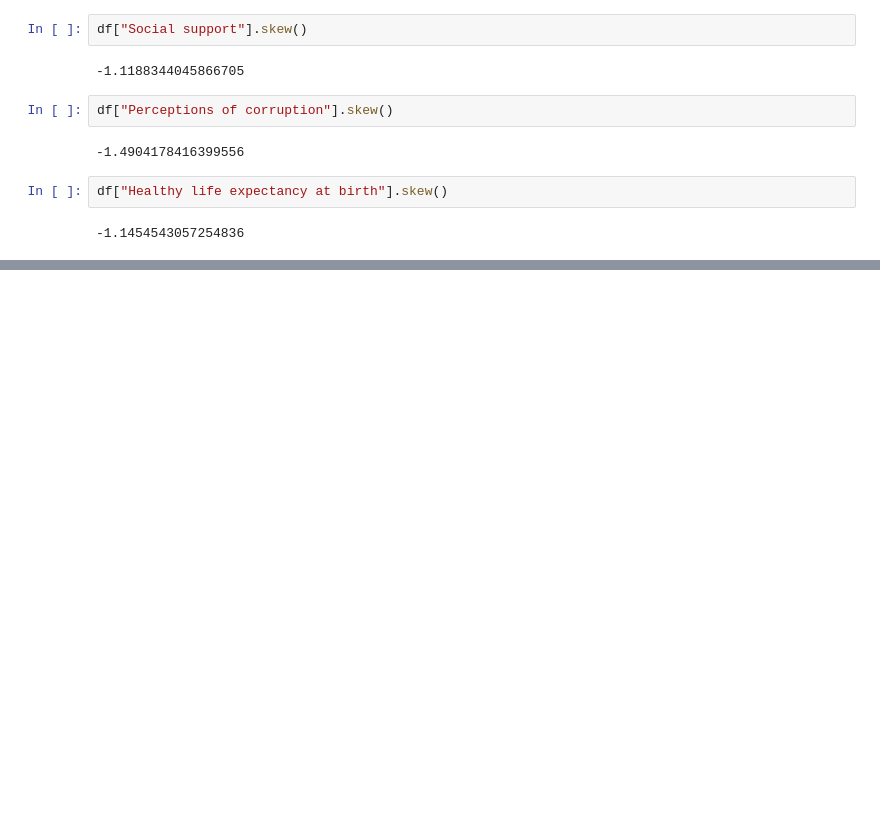
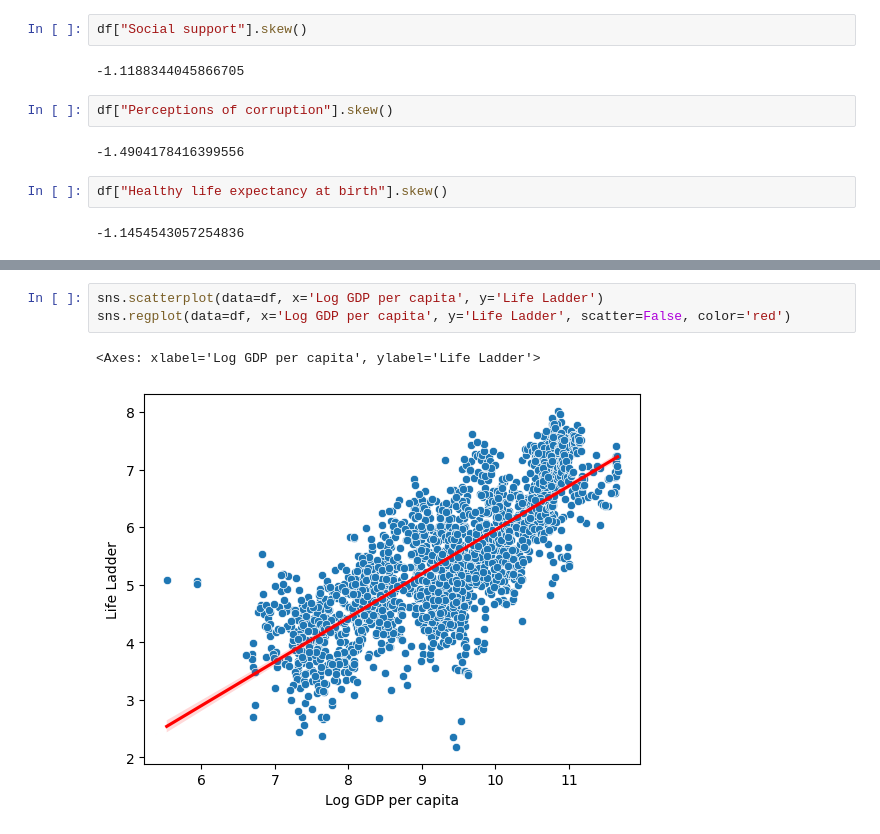
Before and after one commit to USFCA-CS663-Spring2024/happiness-jcai28, a Jupyter notebook: Happiness - Assignment 1 - CS 663 (Machine Learning).ipynb, the cells around one changed output, grey strips where cells are left out. Saved outputs shown, nothing was run; the diff lists cells and outputs as text; blank space fills up the shorter version.

```diff
--- a/Happiness - Assignment 1 - CS 663 (Machine Learning).ipynb
+++ b/Happiness - Assignment 1 - CS 663 (Machine Learning).ipynb
@@ -119,0 +160,6 @@ the subjective happiness and the economy of coutries tend to be noral distribute
+# %%
+sns.scatterplot(data=df, x='Log GDP per capita', y='Life Ladder')
+sns.regplot(data=df, x='Log GDP per capita', y='Life Ladder', scatter=False, color='red')
+# %% [output]
+<Axes: xlabel='Log GDP per capita', ylabel='Life Ladder'>
+[figure, added]
```
Also changed, not shown: parts of 35 cells of this notebook.
